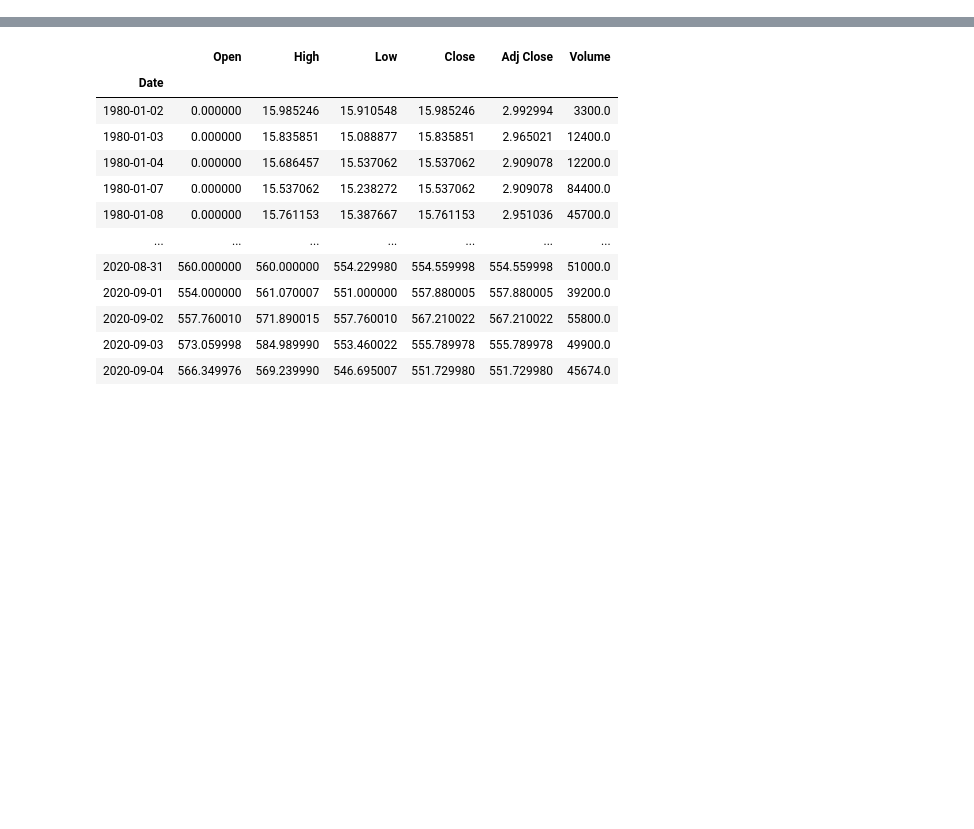
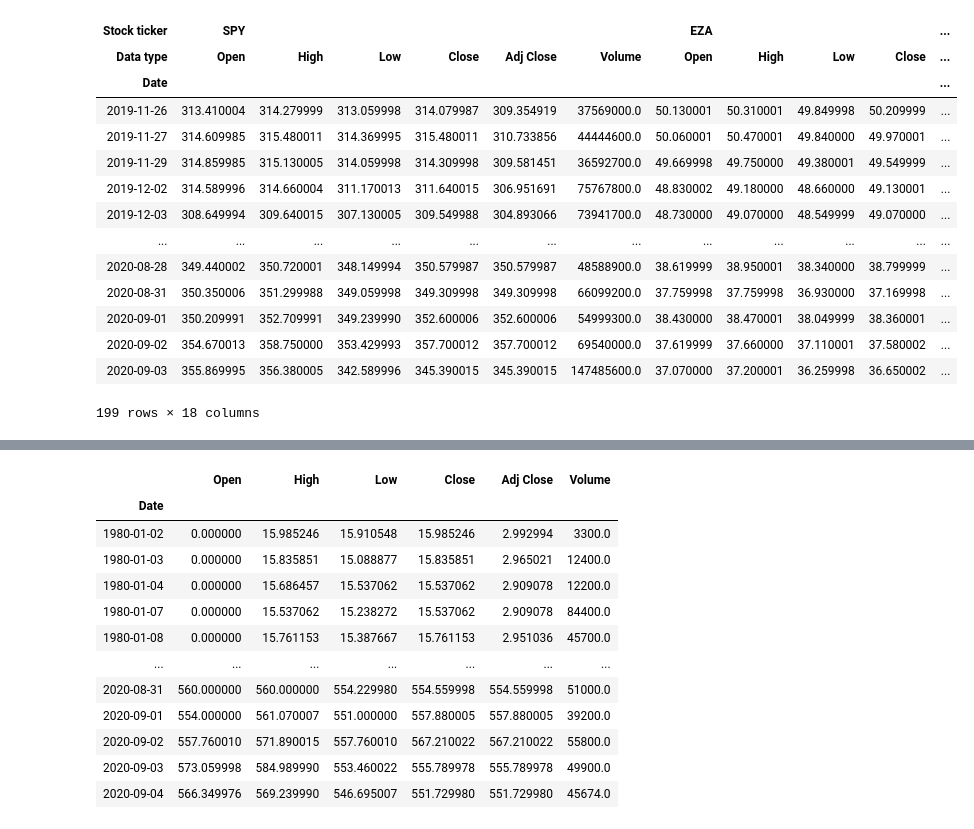
Before and after one commit to neriksen/stock_data, a Jupyter notebook: stock_data.ipynb, the cells around one changed output, grey strips where cells are left out. Cells and saved outputs as stored; diff of their text form; code cells hidden in the pictures; blank space fills up the shorter version.

```diff
--- a/stock_data.ipynb
+++ b/stock_data.ipynb
@@ -17,5 +17,5 @@ tickers = pd.read_csv('russel2000.csv', header=None)
 # %%
 tickers = tickers[0].to_list()
 # %%
-#tickers = ['SPY', 'EZA', 'ASTGRPJ.CO']
+tickers = ['SPY', 'EZA', 'ASTGRP.CO']
 stocks = download_tickers(tickers)
@@ -24,2 +22,20 @@ stocks
+# %%
+stocks.iloc[-200:-1, :]
+# %% [output]
+| Stock ticker | SPY |  |  |  |  |  | EZA |  |  |  | ... |
+| Data type | Open | High | Low | Close | Adj Close | Volume | Open | High | Low | Close | ... |
+| Date |  |  |  |  |  |  |  |  |  |  | ... |
+| 2019-11-26 | 313.410004 | 314.279999 | 313.059998 | 314.079987 | 309.354919 | 37569000.0 | 50.130001 | 50.310001 | 49.849998 | 50.209999 | ... |
+| 2019-11-27 | 314.609985 | 315.480011 | 314.369995 | 315.480011 | 310.733856 | 44444600.0 | 50.060001 | 50.470001 | 49.840000 | 49.970001 | ... |
+| 2019-11-29 | 314.859985 | 315.130005 | 314.059998 | 314.309998 | 309.581451 | 36592700.0 | 49.669998 | 49.750000 | 49.380001 | 49.549999 | ... |
+| 2019-12-02 | 314.589996 | 314.660004 | 311.170013 | 311.640015 | 306.951691 | 75767800.0 | 48.830002 | 49.180000 | 48.660000 | 49.130001 | ... |
+| 2019-12-03 | 308.649994 | 309.640015 | 307.130005 | 309.549988 | 304.893066 | 73941700.0 | 48.730000 | 49.070000 | 48.549999 | 49.070000 | ... |
+| ... | ... | ... | ... | ... | ... | ... | ... | ... | ... | ... | ... |
+| 2020-08-28 | 349.440002 | 350.720001 | 348.149994 | 350.579987 | 350.579987 | 48588900.0 | 38.619999 | 38.950001 | 38.340000 | 38.799999 | ... |
+| 2020-08-31 | 350.350006 | 351.299988 | 349.059998 | 349.309998 | 349.309998 | 66099200.0 | 37.759998 | 37.759998 | 36.930000 | 37.169998 | ... |
+| 2020-09-01 | 350.209991 | 352.709991 | 349.239990 | 352.600006 | 352.600006 | 54999300.0 | 38.430000 | 38.470001 | 38.049999 | 38.360001 | ... |
+| 2020-09-02 | 354.670013 | 358.750000 | 353.429993 | 357.700012 | 357.700012 | 69540000.0 | 37.619999 | 37.660000 | 37.110001 | 37.580002 | ... |
+| 2020-09-03 | 355.869995 | 356.380005 | 342.589996 | 345.390015 | 345.390015 | 147485600.0 | 37.070000 | 37.200001 | 36.259998 | 36.650002 | ... |
+199 rows × 18 columns
 # %%
 sns.lineplot(data=stocks.loc[:, stocks.columns.get_level_values(1).isin(['Volume'])])
```
Also changed, not shown: parts of 2 cells of this notebook, 13 other files.
